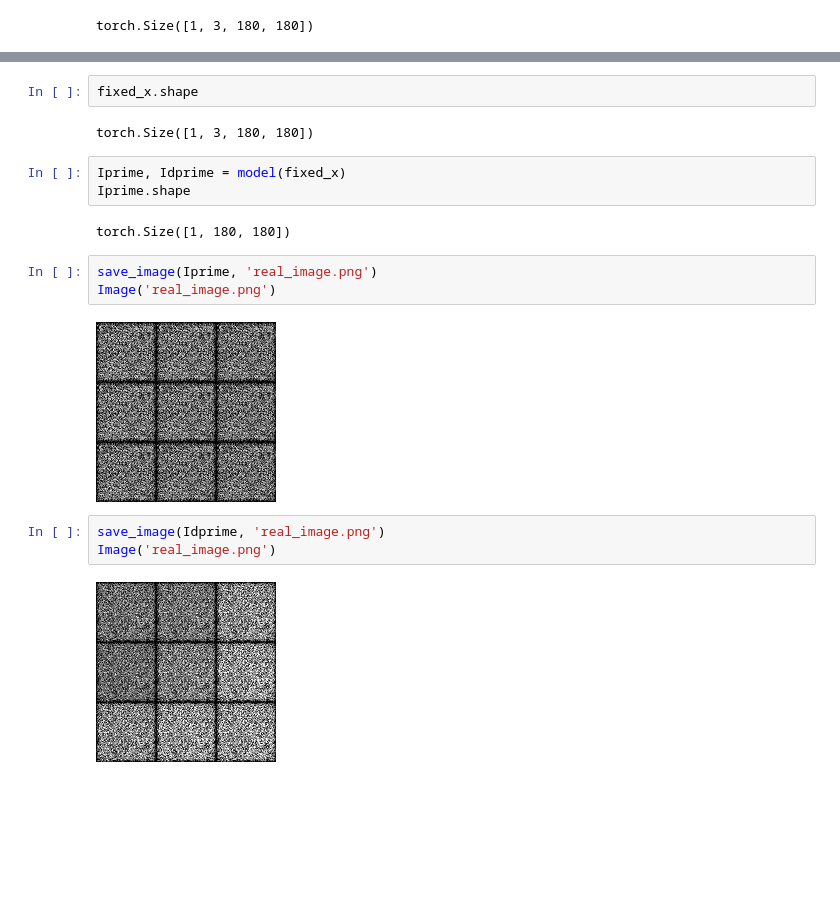
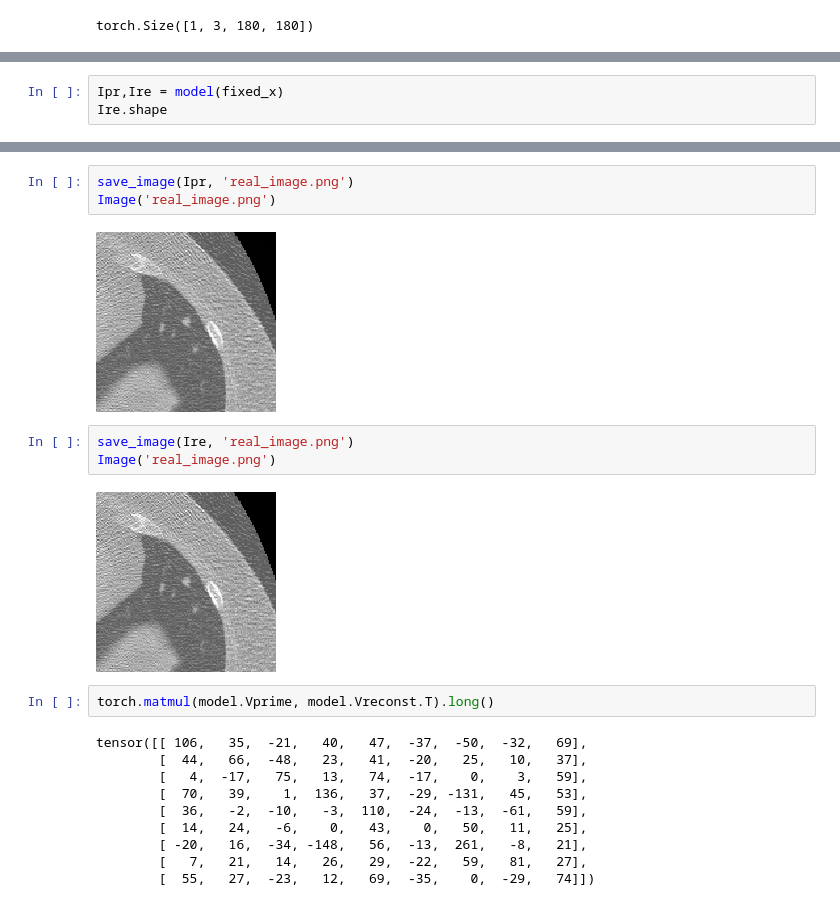
Before and after one commit to divya1211/lung-nodule-representation-learning, a Jupyter notebook: encoder.py.ipynb, the cells around one changed output, grey strips where cells are left out. Cells and saved outputs as stored; diff of their text form; blank space fills up the shorter version.

```diff
--- a/encoder.py.ipynb
+++ b/encoder.py.ipynb
@@ -48,0 +183,3 @@ torch.Size([180, 180])
+# %%
+Ipr,Ire = model(fixed_x)
+Ire.shape
@@ -178,19 +193,22 @@ KeyboardInterrupt:
-# %%
-fixed_x.shape
-# %% [output]
-torch.Size([1, 3, 180, 180])
-# %%
-Iprime, Idprime = model(fixed_x)
-Iprime.shape
-# %% [output]
-torch.Size([1, 180, 180])
 # %%
-save_image(Iprime, 'real_image.png')
+save_image(Ipr, 'real_image.png')
 Image('real_image.png')
 # %% [output]
-[figure, old version]
+[figure, new version]
 # %%
-save_image(Idprime, 'real_image.png')
+save_image(Ire, 'real_image.png')
 Image('real_image.png')
 # %% [output]
-[figure, old version]
+[figure, new version]
+# %%
+torch.matmul(model.Vprime, model.Vreconst.T).long()
+# %% [output]
+tensor([[ 106,   35,  -21,   40,   47,  -37,  -50,  -32,   69],
+        [  44,   66,  -48,   23,   41,  -20,   25,   10,   37],
+        [   4,  -17,   75,   13,   74,  -17,    0,    3,   59],
+        [  70,   39,    1,  136,   37,  -29, -131,   45,   53],
+        [  36,   -2,  -10,   -3,  110,  -24,  -13,  -61,   59],
+        [  14,   24,   -6,    0,   43,    0,   50,   11,   25],
+        [ -20,   16,  -34, -148,   56,  -13,  261,   -8,   21],
+        [   7,   21,   14,   26,   29,  -22,   59,   81,   27],
+        [  55,   27,  -23,   12,   69,  -35,    0,  -29,   74]])
```
Also changed, not shown: parts of 17 cells of this notebook, 1 other file.
